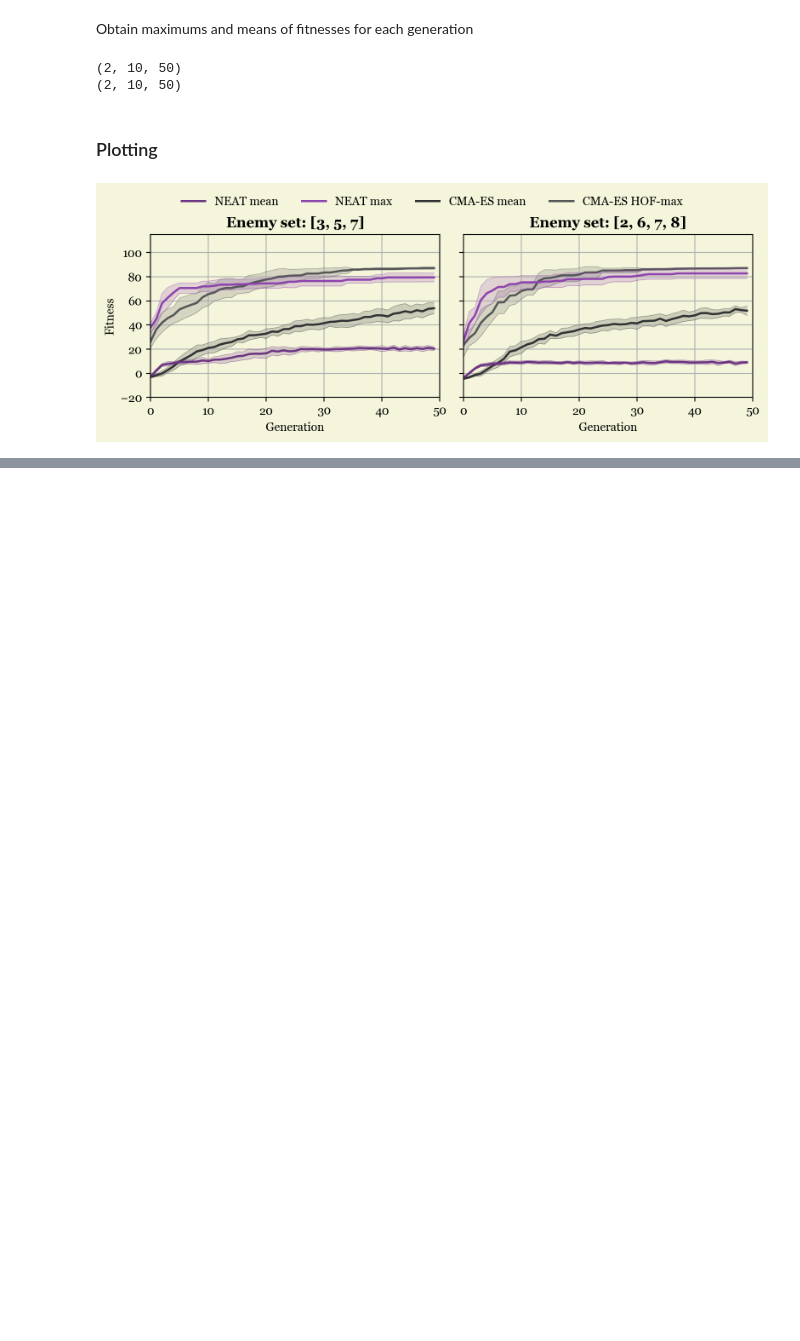
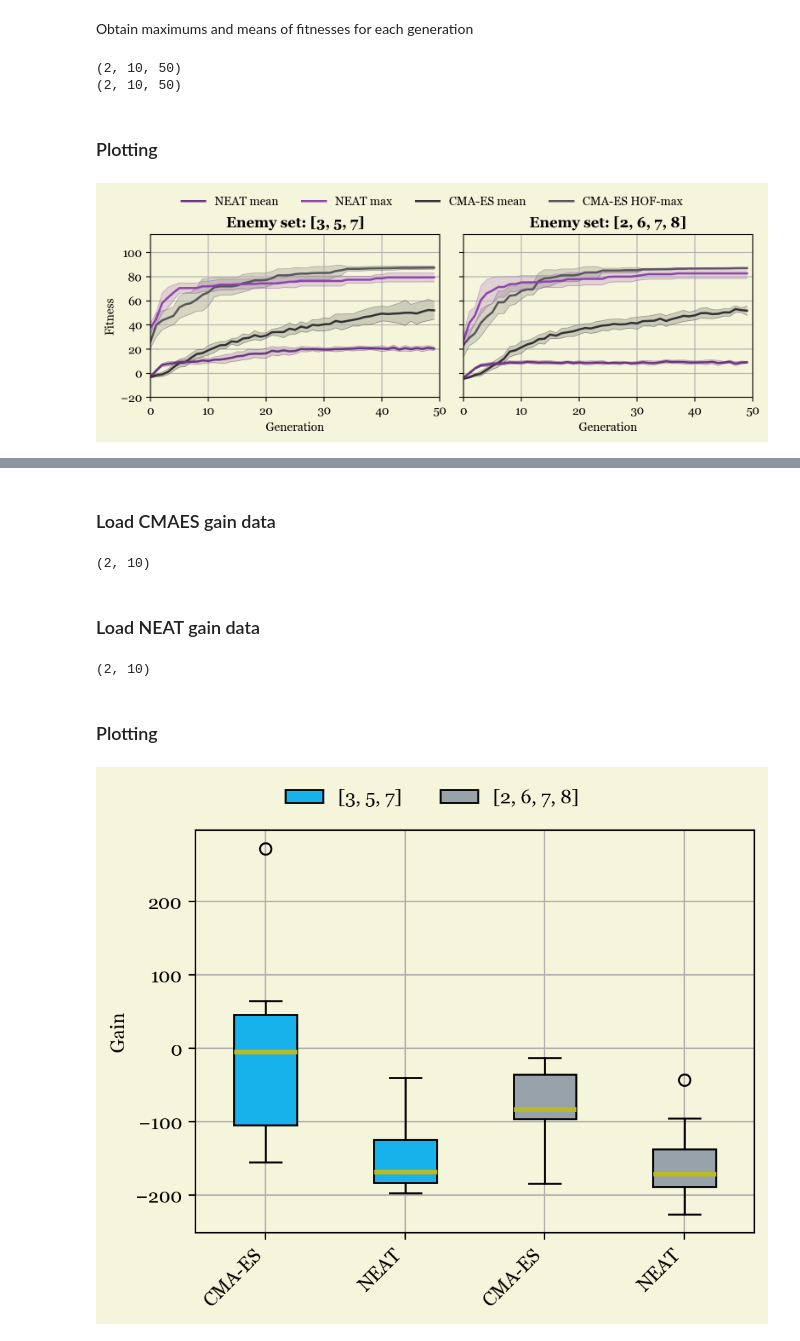
Before and after one commit to jonas4climate/evoman_ec, a Jupyter notebook: generalist_visualization.ipynb, the cells around one changed output, grey strips where cells are left out. Drawn from its saved outputs; the diff is of its cells as text; code cells hidden in the pictures; blank space fills up the shorter version.

Commit message:
Gain boxplots

```diff
--- a/generalist_visualization.ipynb
+++ b/generalist_visualization.ipynb
@@ -183,0 +188,60 @@ plt.show()
+# %% [markdown]
+### Load CMAES gain data
+# %%
+cmaes_data = np.array([
+    np.load(os.path.join(CMAES_DATAPATH, "set_1", "hp_crit_mean_of_max", "best_gains.npy")),
+    np.load(os.path.join(CMAES_DATAPATH, "set_2", "hp_crit_mean_of_max", "best_gains.npy"))
+])
+
+print(cmaes_data.shape)
+# %% [output]
+(2, 10)
+# %% [markdown]
+### Load NEAT gain data
+# %%
+neat_data = np.array([
+    np.load(os.path.join(NEAT_DATAPATH, "set_1", "best_gains.npy")),
+    np.load(os.path.join(NEAT_DATAPATH, "set_2", "best_gains.npy"))
+])
+
+print(neat_data.shape)
+# %% [output]
+(2, 10)
+# %% [markdown]
+### Plotting
+# %%
+# Create the figure
+fig, ax = plt.subplots(1, 1, figsize=(5, 4), dpi=200)
+fig.patch.set_facecolor('beige')
+
+# Group up data, corresponding labels and boxplot colors
+all_gains = [cmaes_data[0], neat_data[0], cmaes_data[1], neat_data[1]]
+labels = ['CMA-ES', 'NEAT', 'CMA-ES', 'NEAT']
+colors = ['#17b2eb', '#17b2eb', '#98a2ab', '#98a2ab']
+
+# Style of median line
+medianprops = dict(linestyle='-', linewidth=2.5, color='#baba25')
+
+# Create the boxplot
+bplot = ax.boxplot(all_gains, patch_artist=True, medianprops=medianprops)
+
+# Matplotlib formatting
+ax.set_xticklabels(labels, rotation=45, ha='right')
+ax.set_facecolor('beige')
+ax.set_ylabel("Gain")
+ax.grid()
+
+# fill with colors
+for patch, color in zip(bplot['boxes'], colors):
+    patch.set_facecolor(color)
+
+fig.tight_layout(rect=[0, 0, 1, 0.95])
+
+legend = fig.legend([bplot['boxes'][0], bplot['boxes'][2]], [ENEMY_SET_1, ENEMY_SET_2], loc='upper center', ncol=2, bbox_to_anchor=(0.5, 1.02), fontsize=10, frameon=False)
+frame = legend.get_frame()
+frame.set_facecolor('beige')
+frame.set_edgecolor('beige')
+# fig.savefig("figures/test_gain.png", dpi=400)
+plt.show()
+# %% [output]
+[figure, added]
```
Also changed, not shown: parts of 5 cells of this notebook.
